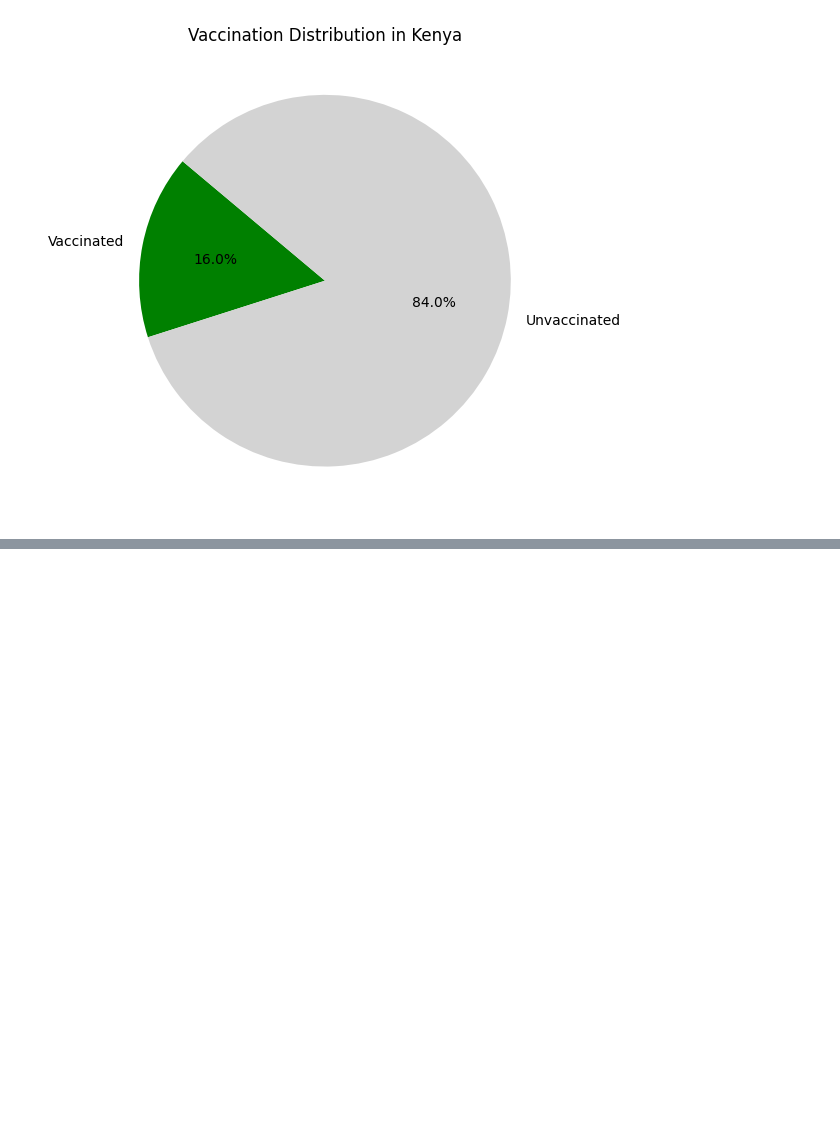
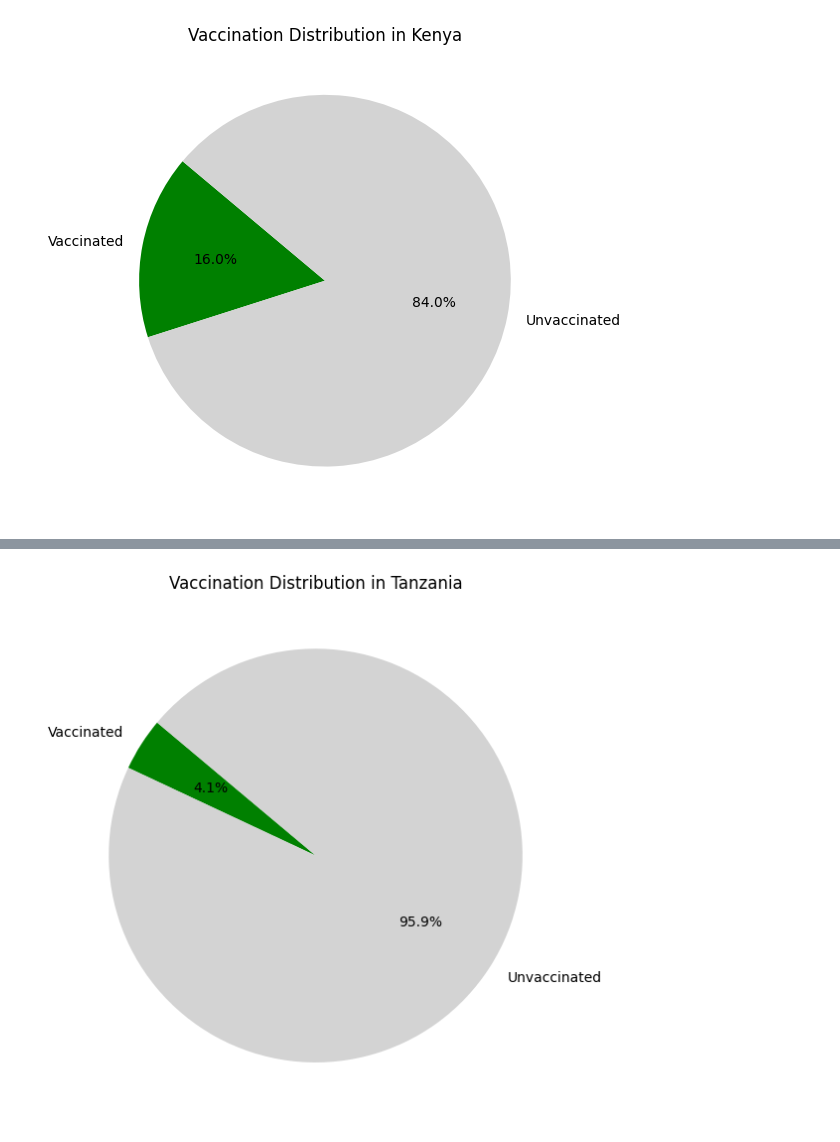
Before and after one commit to LisanzaTabby/COVID-19Global-Data-Tracker, a Jupyter notebook: COVID19_Data_tracker.ipynb, the cells around one changed output, grey strips where cells are left out. Saved outputs shown, nothing was run; the diff lists cells and outputs as text; code cells hidden in the pictures; blank space fills up the shorter version.

```diff
--- a/data-trackercovid-19.ipynb
+++ b/COVID19_Data_tracker.ipynb
@@ -191,3 +210,22 @@ plt.show()
+# %%
+# Tanzania vaccination distribution
+tanzania = latest_vax_data[latest_vax_data['location'] == 'Tanzania'].iloc[0]
+vaccinated = tanzania['people_vaccinated']
+population = tanzania['population']
+unvaccinated = population - vaccinated
+
+# Pie chart
+plt.figure(figsize=(6, 6))
+plt.pie([vaccinated, unvaccinated],
+        labels=['Vaccinated', 'Unvaccinated'],
+        autopct='%1.1f%%',
+        colors=['green', 'lightgray'],
+        startangle=140)
+plt.title('Vaccination Distribution in Tanzania')
+plt.tight_layout()
+plt.show()
+# %% [output]
+[figure, added]
 # %%
 # Convert the 'date' column to datetime format
 import plotly.express as px
```
Also changed, not shown: parts of 3 cells of this notebook, 1 other file.
